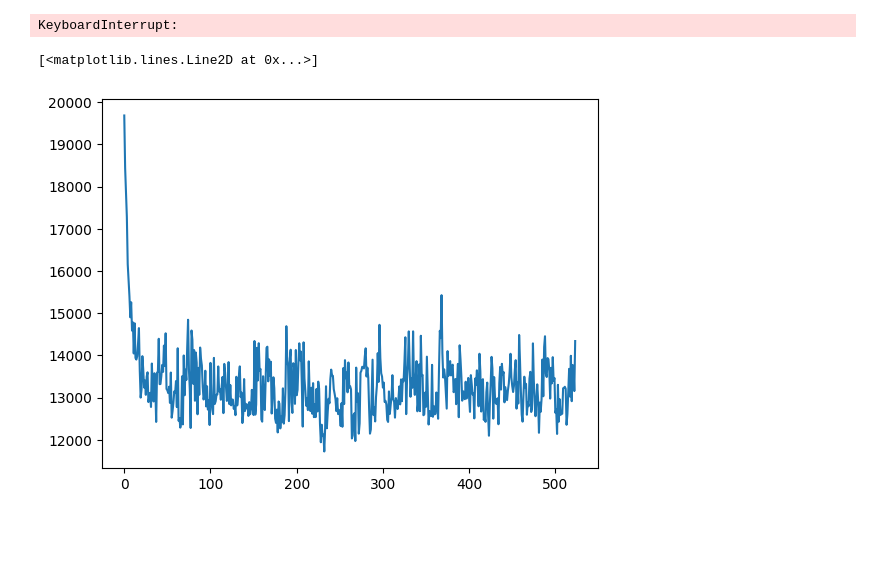
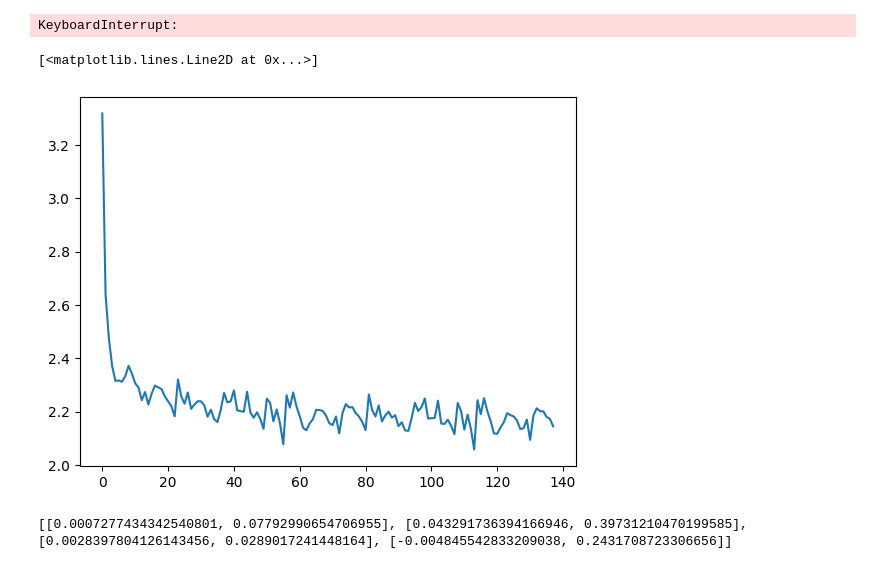
Before and after one commit to LucaM185/GPTs-from-scratch, a Jupyter notebook: 8 - Mamba (WIP).ipynb, the cells around one changed output. Cells and saved outputs as stored; diff of their text form; code cells hidden in the pictures; blank space fills up the shorter version.

Commit message:
reruns, improvements and mamba progress

```diff
--- a/8 - Mamba (WIP).ipynb
+++ b/8 - Mamba (WIP).ipynb
@@ -39,6 +39,6 @@ sequence_length = 20
 
 sequences = torch.tensor([dataset[i:-sequence_length+i-1] for i in range(sequence_length+1)]).T
 inputs = sequences[2000:, :-1]
-labels = sequences[2000:, -1]
+labels = sequences[2000:, 1:]
 val_inputs = sequences[:2000, :-1]
-val_labels = sequences[:2000, -1]
+val_labels = sequences[:2000, 1:]
@@ -63,28 +638,4 @@ class Mamba(nn.Module):
 # %%
-import torch
-import torch.nn as nn
-from tqdm import tqdm
-from collections import deque
-
-# Define hyperparameters
-embedding_size = 128
-hidden_size = 256
-num_layers = 2
-num_epochs = 10
-learning_rate = 0.0001
-batch_size = 1
-trailing_loss_size = 2000  # Size of the trailing loss queue
-
-# Initialize the model, loss function, and optimizer
-model = Mamba(embedding_size, hidden_size).to(device)
-criterion = nn.CrossEntropyLoss()
-optimizer = torch.optim.Adam(model.parameters(), lr=learning_rate)
-
-# Initialize trailing loss queue
-loss_queue = deque(maxlen=trailing_loss_size)
-
-# Initialize list to store loss values
-lossi = []
 
 # Training loop
 for epoch in range(num_epochs):
@@ -96,14 +647,16 @@ for epoch in range(num_epochs):
             label_batch = labels[i:i+batch_size].to(device)
 
             # Initialize hidden state
-            h = torch.zeros(batch_size, embedding_size, hidden_size).to(device)
+            h = model.make_hidden(batch_size, hidden_size, embedding_size).to(device)
 
             # Forward pass
             total_batch_loss = 0
             for t in range(input_batch.size(1)):
                 char_input = input_batch[:, t].unsqueeze(1)
                 outputs, h = model(char_input, h)
-                loss = criterion(outputs.squeeze(1), label_batch)
+                #print(h.std(), h.mean())
+                outputs = outputs.squeeze(1)
+                loss = criterion(outputs, label_batch[:, t])
                 total_batch_loss += loss
                 loss_queue.append(loss.item())
 
@@ -117,7 +670,7 @@ for epoch in range(num_epochs):
             optimizer.step()
 
             total_loss += total_batch_loss.item()
-            lossi.append(total_batch_loss.item())
+            lossi.append(total_batch_loss.item() / input_batch.size(1))
 
     avg_loss = total_loss / (len(inputs) // batch_size)
     print(f'Epoch [{epoch+1}/{num_epochs}], Loss: {avg_loss:.4f}')
@@ -127,8 +680,14 @@ torch.save(model.state_dict(), 'mamba_model.pth')
 # %% [output]
 KeyboardInterrupt:
 # %%
-losst = [sum(lossi[i:i+200]) for i in range(0, len(lossi)-200, 200)]
+scale = 200  # Define the scale variable
+losst = [sum(lossi[i:i+scale])/scale for i in range(0, len(lossi)-scale, scale)]
 plt.plot(losst)
 # %% [output]
 [<matplotlib.lines.Line2D at 0x...>]
-[figure, old version]
+[figure, new version]
+# %%
+
+print([[p.weight.mean().item(), p.weight.std().item()] for p in [model.A, model.B, model.C, model.D]])
+# %% [output]
+[[0.0007277434342540801, 0.07792990654706955], [0.043291736394166946, 0.39731210470199585], [0.0028397804126143456, 0.0289017241448164], [-0.004845542833209038, 0.2431708723306656]]
```
Also changed, not shown: parts of 12 cells of this notebook, 5 other files.
